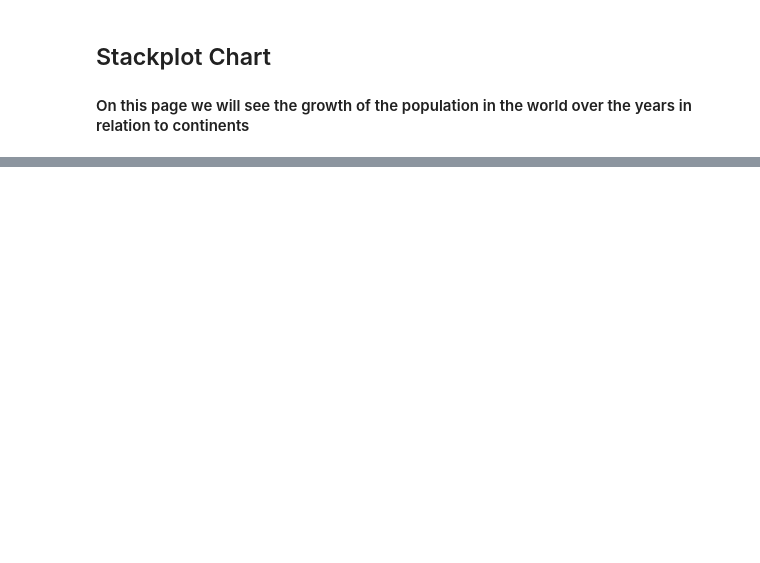
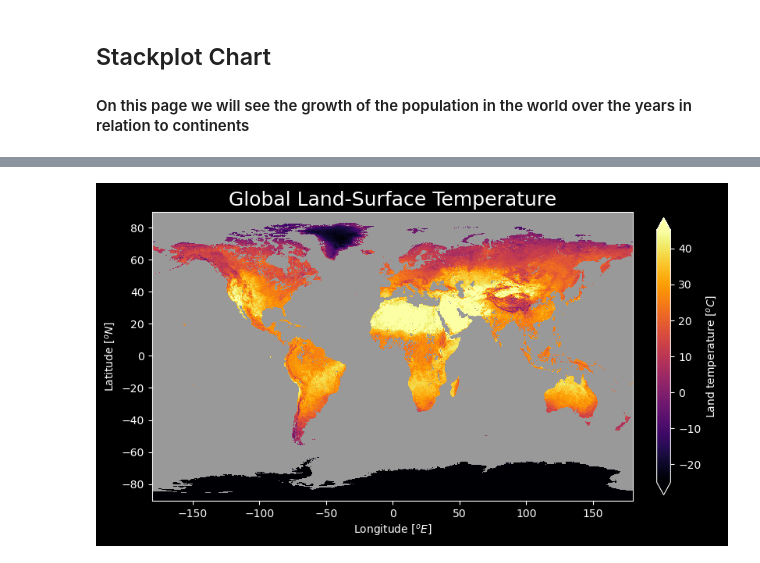
Before and after one commit to adiredri/PythonLibraries, a Jupyter notebook: Matplotlib.ipynb, the cells around one changed output, grey strips where cells are left out. Drawn from its saved outputs; the diff is of its cells as text; code cells hidden in the pictures; blank space fills up the shorter version.

```diff
--- a/Matplotlib.ipynb
+++ b/Matplotlib.ipynb
@@ -377,0 +409,23 @@ plt.show()
+# %%
+# loading data that showing global land-surface temperature
+dat = np.genfromtxt('WorldMap.CSV', delimiter=',')
+dat = np.where(dat < 1000, dat, np.NaN)
+dat = dat[::-1, :]
+lon = np.arange(-180.0, 180.0, 0.5)
+lat = np.arange(-90.0, 90.0, 0.5)
+date = '2023-12-29 to 2023-11-05'
+source = 'https://neo.sci.gsfc.nasa.gov/view.php?datasetId=MOD_LSTD_E&date=2021-09-01'
+# %%
+# fit fig and backgrownd
+fig, ax = plt.subplots(constrained_layout = True, figsize = (8, 6))
+ax.set_facecolor('0.6')
+ax.set_aspect(1.2)
+# set titles
+ax.set_xlabel('Longitude $[^o E]$')
+ax.set_ylabel('Latitude $[^o N]$')
+ax.set_title('Global Land-Surface Temperature', loc = 'center', fontsize = 18);
+# colorbar
+pc = ax.pcolormesh(lon, lat, dat, shading = 'auto', cmap = 'inferno')
+fig.colorbar(pc, shrink = 0.6, extend = 'both', label = 'Land temperature $[^oC]$');
+# %% [output]
+[figure, added]
```
Also changed, not shown: parts of 21 cells of this notebook.
